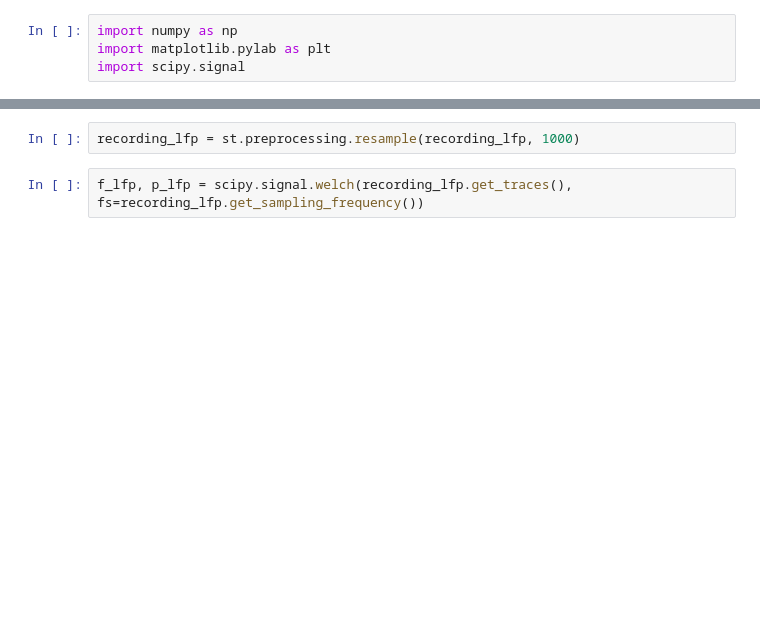
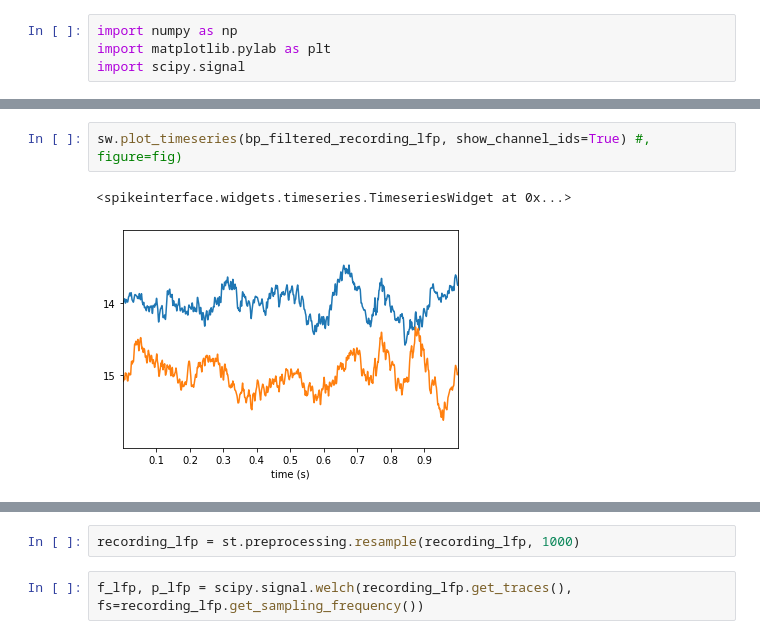
Before and after one commit to padillacoreanolab/spike_gadgets_repo, a Jupyter notebook: results/2022_09_16_medpc_box_tweaking/01_reading_in_recording.ipynb, the cells around one changed output, grey strips where cells are left out. Cells and saved outputs as stored; diff of their text form; blank space fills up the shorter version.

```diff
--- a/results/2022_09_16_medpc_box_tweaking/01_reading_in_recording.ipynb
+++ b/results/2022_09_16_medpc_box_tweaking/01_reading_in_recording.ipynb
@@ -512,0 +576,5 @@ recording_lfp = st.preprocessing.bandpass_filter(recording_lfp, freq_min=1, freq
+# %%
+sw.plot_timeseries(bp_filtered_recording_lfp, show_channel_ids=True) #, figure=fig)
+# %% [output]
+<spikeinterface.widgets.timeseries.TimeseriesWidget at 0x...>
+[figure, added]
```
Also changed, not shown: parts of 64 cells of this notebook.
